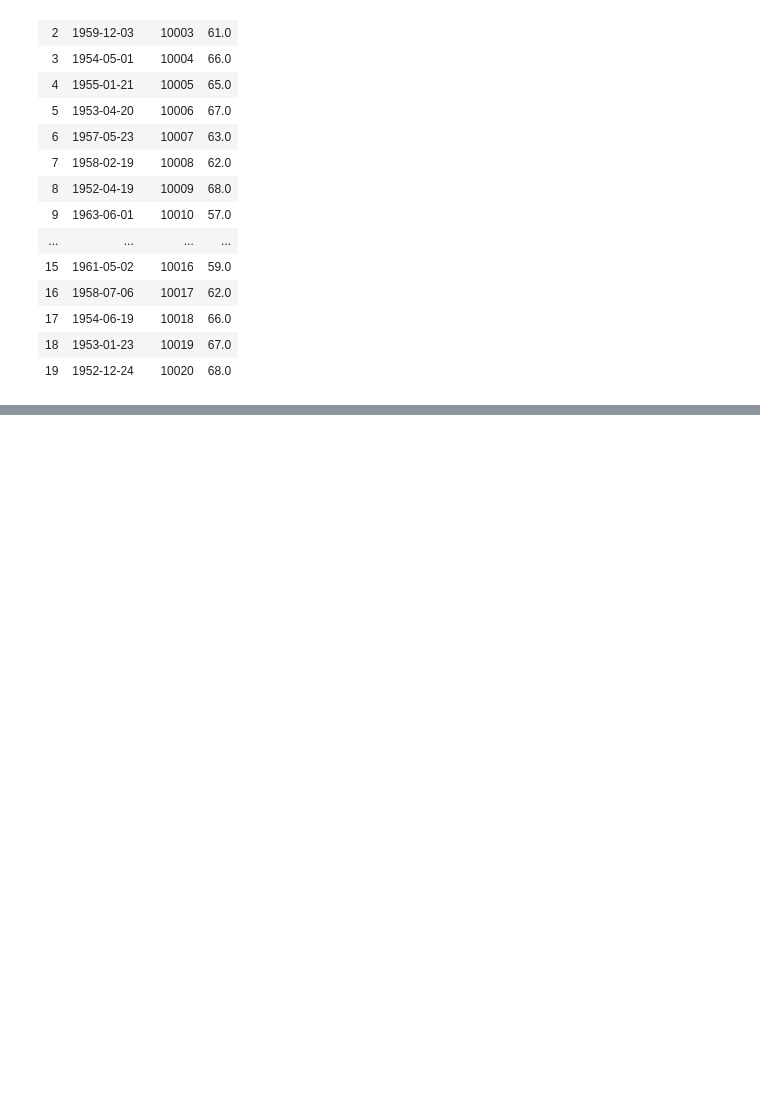
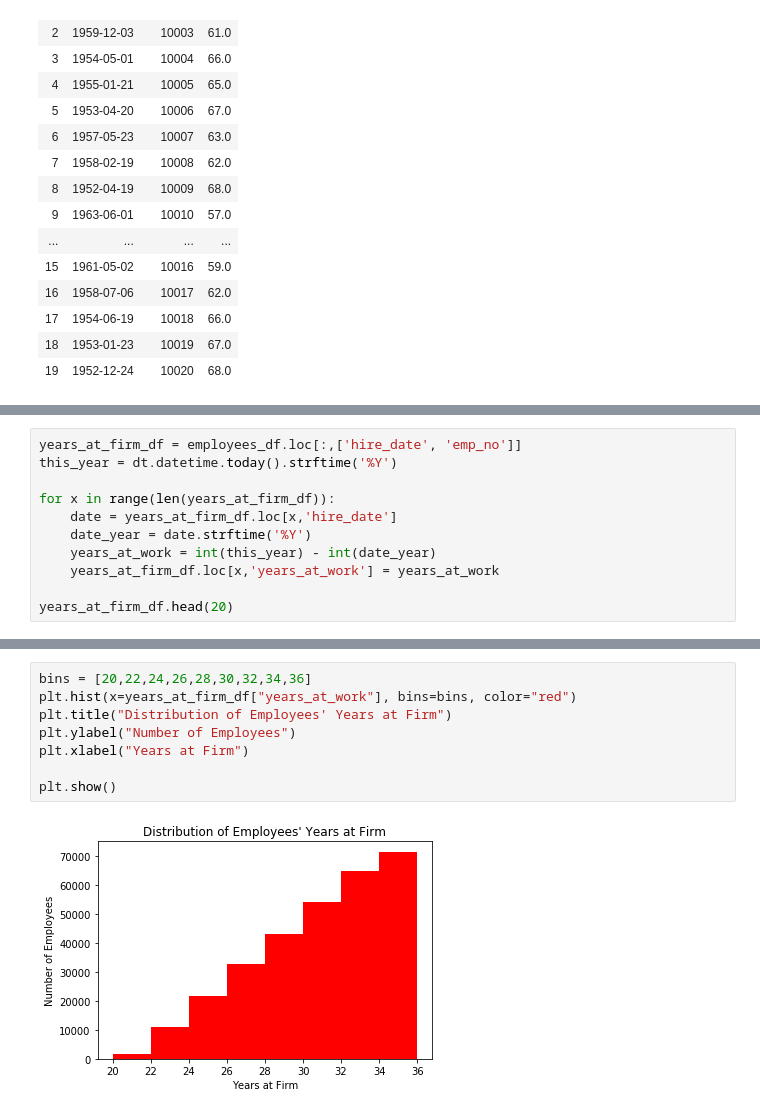
Before and after one commit to camiloibanez/Employee-Payroll-Analysis, a Jupyter notebook: EmployeeSQL/Employee data.ipynb, the cells around one changed output, grey strips where cells are left out. Cells and saved outputs as stored; diff of their text form; blank space fills up the shorter version.

Commit message:
years at firm distribution

```diff
--- a/EmployeeSQL/Employee data.ipynb
+++ b/EmployeeSQL/Employee data.ipynb
@@ -167 +168,12 @@ Text(0.5, 0, 'Age')
 [figure]
+# %%
+years_at_firm_df = employees_df.loc[:,['hire_date', 'emp_no']]
+this_year = dt.datetime.today().strftime('%Y')
+
+for x in range(len(years_at_firm_df)):
+    date = years_at_firm_df.loc[x,'hire_date']
+    date_year = date.strftime('%Y')
+    years_at_work = int(this_year) - int(date_year)
+    years_at_firm_df.loc[x,'years_at_work'] = years_at_work
+
+years_at_firm_df.head(20)
@@ -167,0 +198,10 @@ Text(0.5, 0, 'Age')
+# %%
+bins = [20,22,24,26,28,30,32,34,36]
+plt.hist(x=years_at_firm_df["years_at_work"], bins=bins, color="red")
+plt.title("Distribution of Employees' Years at Firm")
+plt.ylabel("Number of Employees")
+plt.xlabel("Years at Firm")
+
+plt.show()
+# %% [output]
+[figure, added]
```
Also changed, not shown: parts of 2 cells of this notebook.
